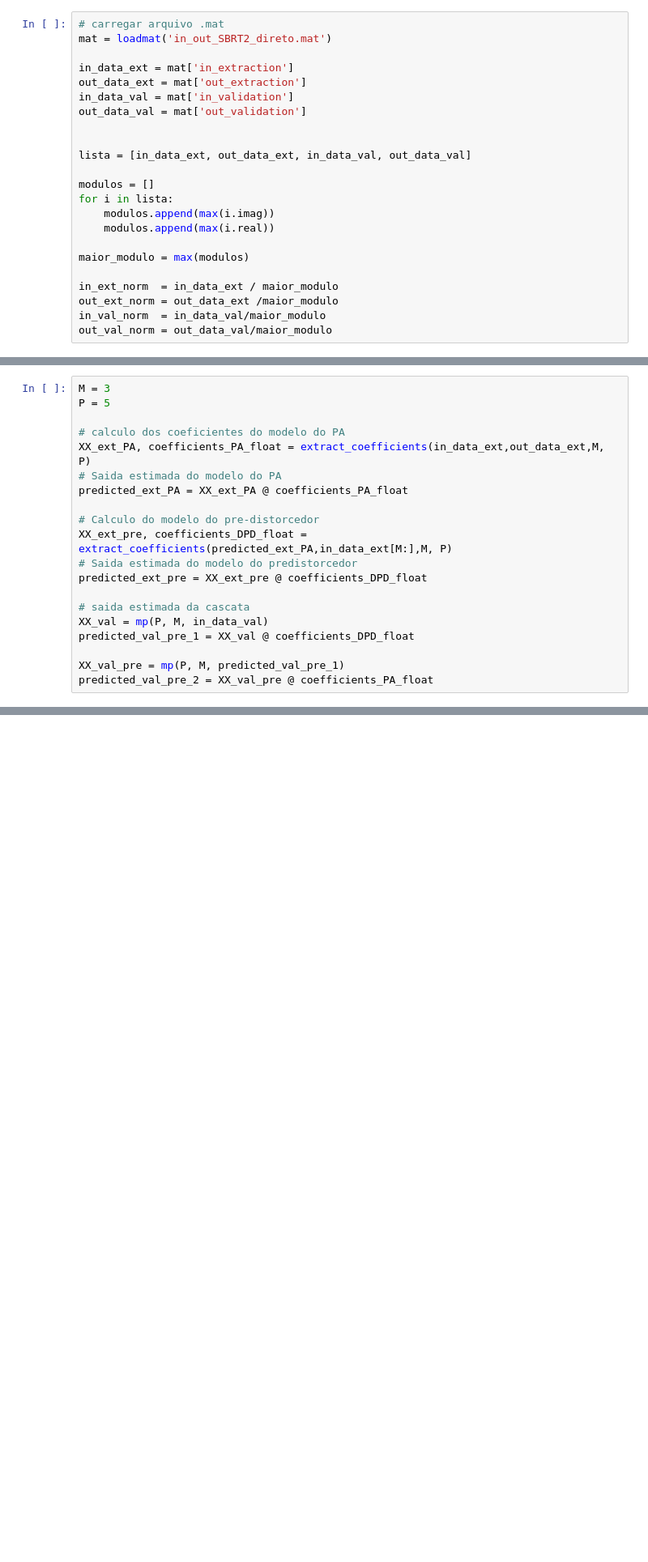
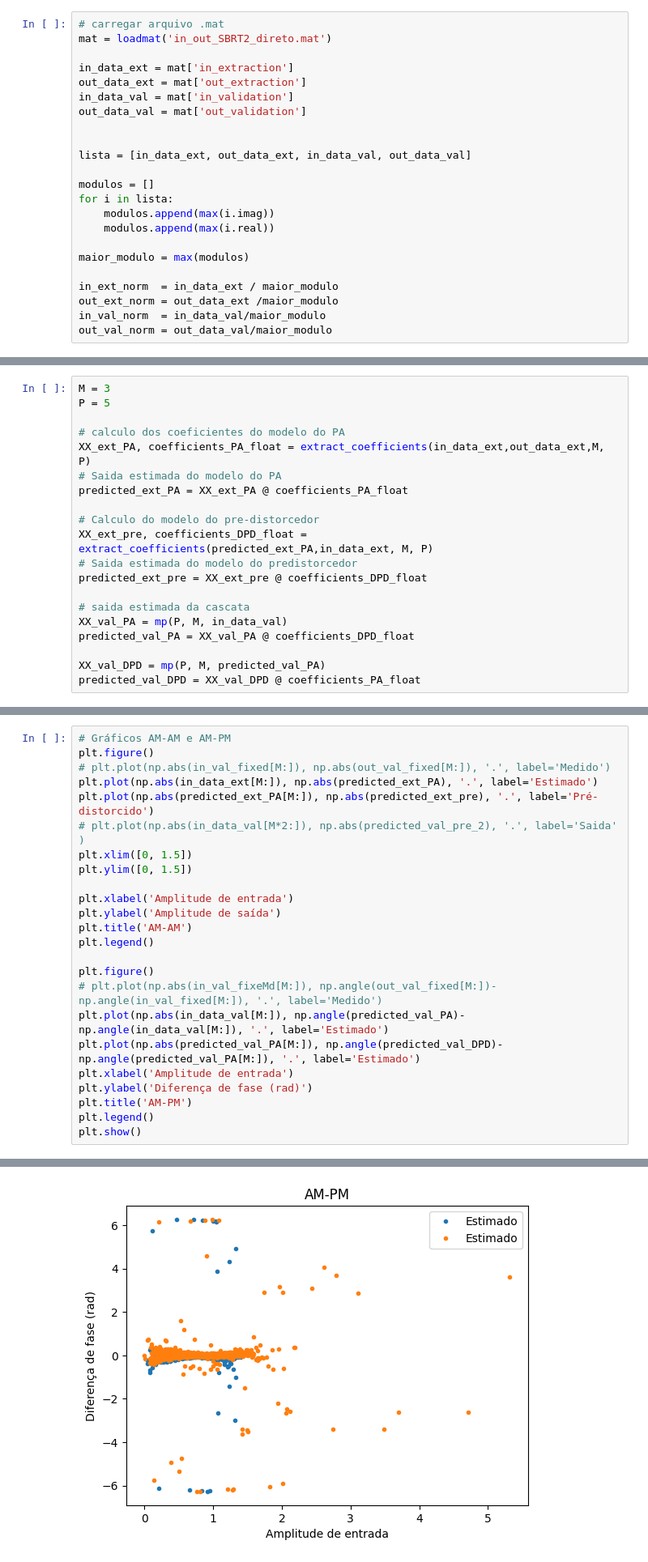
Before and after one commit to Je-Leo-AS/DPD, a Jupyter notebook: Atividades/Atividade 5/MP.ipynb, the cells around one changed output, grey strips where cells are left out. Shown at 81% size. Drawn from its saved outputs; the diff is of its cells as text; blank space fills up the shorter version.

```diff
--- a/Atividades/Atividade 5/MP.ipynb
+++ b/Atividades/Atividade 5/MP.ipynb
@@ -128,13 +128,13 @@ XX_ext_PA, coefficients_PA_float = extract_coefficients(in_data_ext,out_data_ext
 predicted_ext_PA = XX_ext_PA @ coefficients_PA_float
 
 # Calculo do modelo do pre-distorcedor
-XX_ext_pre, coefficients_DPD_float = extract_coefficients(predicted_ext_PA,in_data_ext[M:],M, P)
+XX_ext_pre, coefficients_DPD_float = extract_coefficients(predicted_ext_PA,in_data_ext, M, P)
 # Saida estimada do modelo do predistorcedor
 predicted_ext_pre = XX_ext_pre @ coefficients_DPD_float
 
 # saida estimada da cascata
-XX_val = mp(P, M, in_data_val)
-predicted_val_pre_1 = XX_val @ coefficients_DPD_float
+XX_val_PA = mp(P, M, in_data_val)
+predicted_val_PA = XX_val_PA @ coefficients_DPD_float
 
-XX_val_pre = mp(P, M, predicted_val_pre_1)
-predicted_val_pre_2 = XX_val_pre @ coefficients_PA_float
+XX_val_DPD = mp(P, M, predicted_val_PA)
+predicted_val_DPD = XX_val_DPD @ coefficients_PA_float
@@ -148,0 +141,25 @@ N
+# %%
+# Gráficos AM-AM e AM-PM
+plt.figure()
+# plt.plot(np.abs(in_val_fixed[M:]), np.abs(out_val_fixed[M:]), '.', label='Medido')
+plt.plot(np.abs(in_data_ext[M:]), np.abs(predicted_ext_PA), '.', label='Estimado')
+plt.plot(np.abs(predicted_ext_PA[M:]), np.abs(predicted_ext_pre), '.', label='Pré-distorcido')
+# plt.plot(np.abs(in_data_val[M*2:]), np.abs(predicted_val_pre_2), '.', label='Saida'  )
+plt.xlim([0, 1.5])
+plt.ylim([0, 1.5])
+
+plt.xlabel('Amplitude de entrada')
+plt.ylabel('Amplitude de saída')
+plt.title('AM-AM')
+plt.legend()
+
+plt.figure()
+# plt.plot(np.abs(in_val_fixeMd[M:]), np.angle(out_val_fixed[M:])-np.angle(in_val_fixed[M:]), '.', label='Medido')
+plt.plot(np.abs(in_data_val[M:]), np.angle(predicted_val_PA)-np.angle(in_data_val[M:]), '.', label='Estimado')
+plt.plot(np.abs(predicted_val_PA[M:]), np.angle(predicted_val_DPD)-np.angle(predicted_val_PA[M:]), '.', label='Estimado')
+plt.xlabel('Amplitude de entrada')
+plt.ylabel('Diferença de fase (rad)')
+plt.title('AM-PM')
+plt.legend()
+plt.show()
+# %% [output]
@@ -149 +167,2 @@ N
+[figure, added]
 # %%
```
Also changed, not shown: parts of 12 cells of this notebook, 3 other files.
